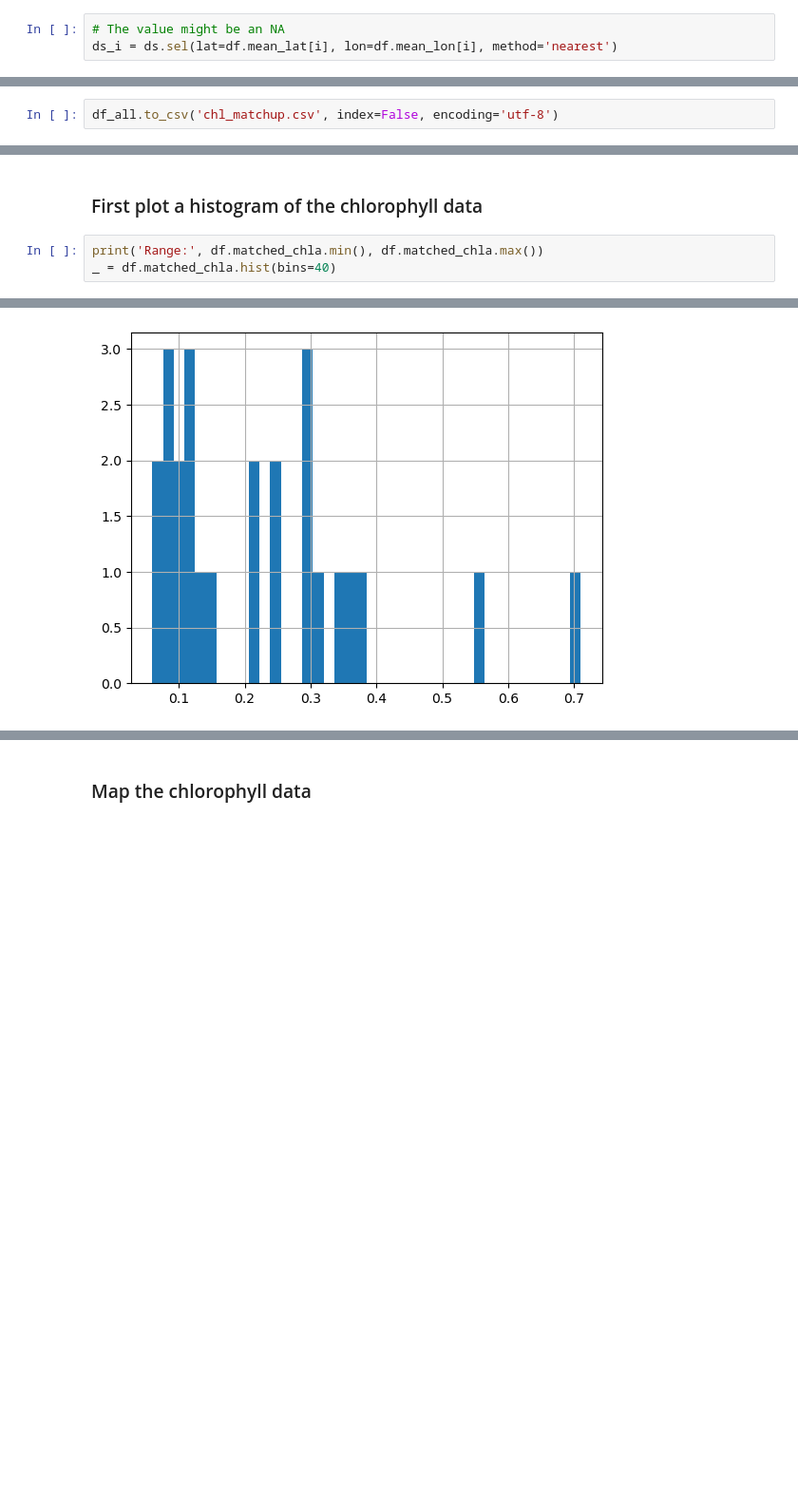
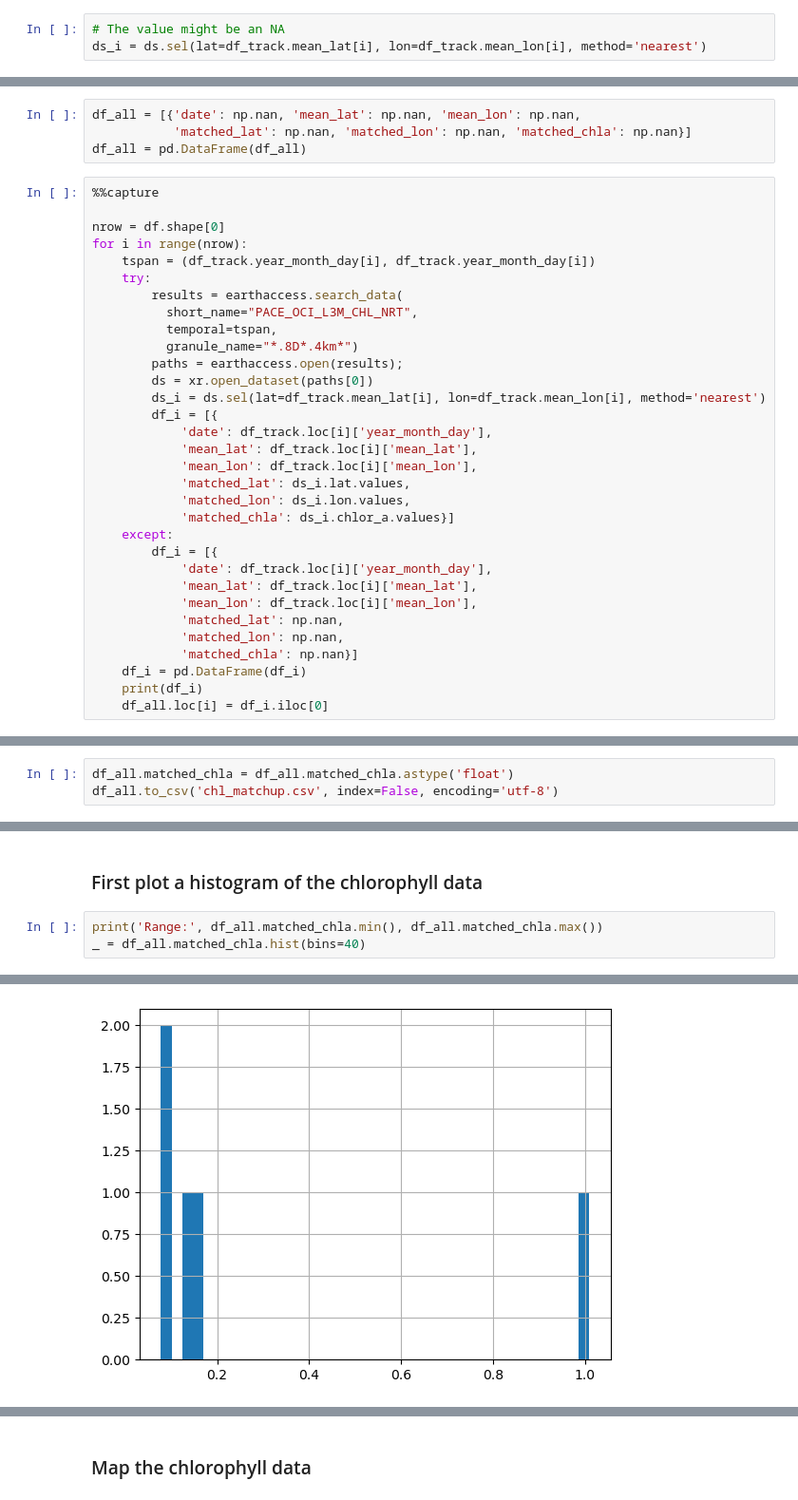
Before and after one commit to PACEHackWeek/proj_2024_PACEToolkit, a Jupyter notebook: contributors/eli/matchup_tracks.ipynb, the cells around one changed output, grey strips where cells are left out. Shown: that part at 95% size. Cells and saved outputs as stored; diff of their text form; blank space fills up the shorter version.

```diff
--- a/contributors/eli/matchup_tracks.ipynb
+++ b/contributors/eli/matchup_tracks.ipynb
@@ -159,6 +167,6 @@ Attributes: (12/64)
     data_maximum:                      99.78542
 # %%
 # The value might be an NA
-ds_i = ds.sel(lat=df.mean_lat[i], lon=df.mean_lon[i], method='nearest')
+ds_i = ds.sel(lat=df_track.mean_lat[i], lon=df_track.mean_lon[i], method='nearest')
 # %% [markdown]
 ### Consolidate the downloaded satellite data into the track data frame
@@ -178,3 +184,39 @@ df_i
 | 0 | 2024-05-04 | 32.678728 | -3.380567 | 32.6875 | -3.395828 | nan |
 # %% [markdown]
 ## Run a loop to get all the data
+# %%
+df_all = [{'date': np.nan, 'mean_lat': np.nan, 'mean_lon': np.nan,
+           'matched_lat': np.nan, 'matched_lon': np.nan, 'matched_chla': np.nan}]
+df_all = pd.DataFrame(df_all)
+# %%
+%%capture
+
+nrow = df.shape[0]
+for i in range(nrow):
+    tspan = (df_track.year_month_day[i], df_track.year_month_day[i])
+    try:
+        results = earthaccess.search_data(
+          short_name="PACE_OCI_L3M_CHL_NRT",
+          temporal=tspan,
+          granule_name="*.8D*.4km*")
+        paths = earthaccess.open(results);
+        ds = xr.open_dataset(paths[0])
+        ds_i = ds.sel(lat=df_track.mean_lat[i], lon=df_track.mean_lon[i], method='nearest')
+        df_i = [{
+            'date': df_track.loc[i]['year_month_day'],
+            'mean_lat': df_track.loc[i]['mean_lat'],
+            'mean_lon': df_track.loc[i]['mean_lon'],
+            'matched_lat': ds_i.lat.values,
+            'matched_lon': ds_i.lon.values,
+            'matched_chla': ds_i.chlor_a.values}]
+    except:
+        df_i = [{
+            'date': df_track.loc[i]['year_month_day'],
+            'mean_lat': df_track.loc[i]['mean_lat'],
+            'mean_lon': df_track.loc[i]['mean_lon'],
+            'matched_lat': np.nan,
+            'matched_lon': np.nan,
+            'matched_chla': np.nan}]
+    df_i = pd.DataFrame(df_i)
+    print(df_i)
+    df_all.loc[i] = df_i.iloc[0]
@@ -181,12 +243,13 @@ df_i
 # %% [markdown]
 ### Save your work
 # %%
+df_all.matched_chla = df_all.matched_chla.astype('float')
 df_all.to_csv('chl_matchup.csv', index=False, encoding='utf-8')
 # %% [markdown]
 ## Plot chlorophyll matchup data onto a map
 # %% [markdown]
 ### First plot a histogram of the chlorophyll data
 # %%
-print('Range:', df.matched_chla.min(), df.matched_chla.max())
-_ = df.matched_chla.hist(bins=40)
+print('Range:', df_all.matched_chla.min(), df_all.matched_chla.max())
+_ = df_all.matched_chla.hist(bins=40)
 # %% [output]
@@ -194 +257 @@ Range: 0.06 0.71
-[figure, old version]
+[figure, new version]
```
Also changed, not shown: parts of 14 cells of this notebook, 1 other file.
